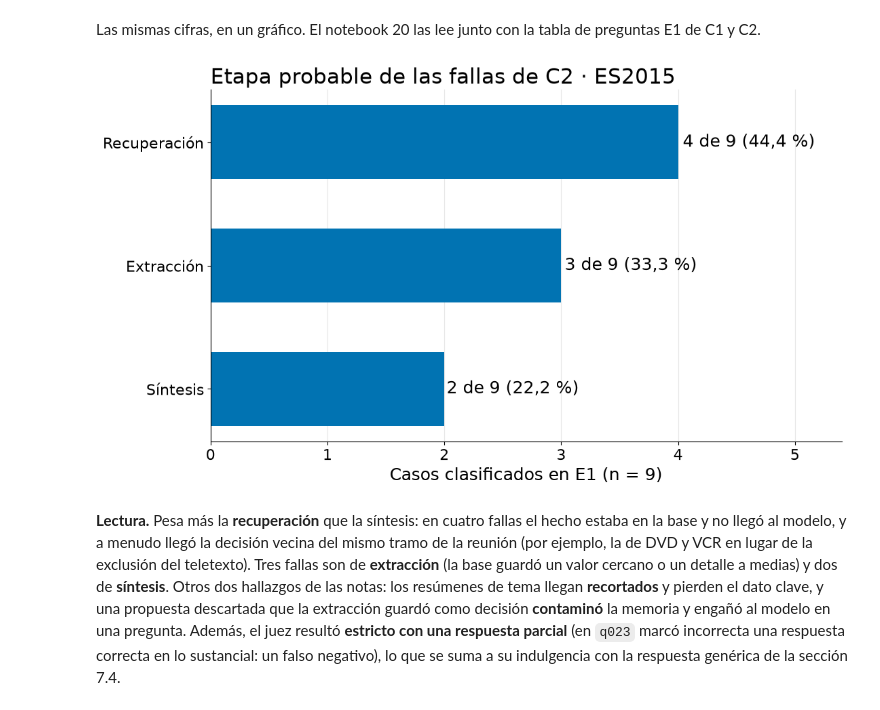
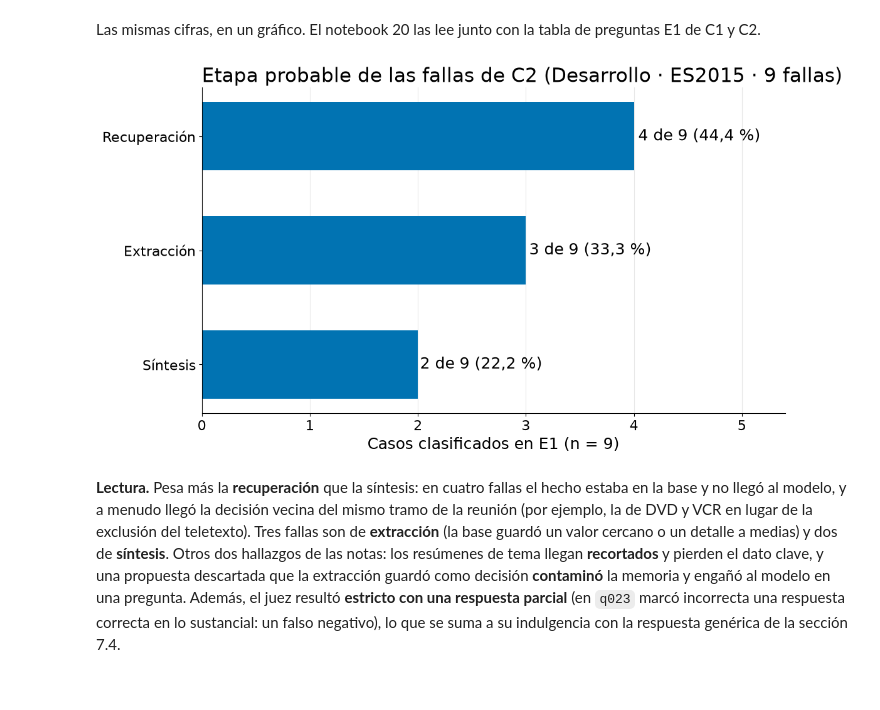
Before and after one commit to jasonssdev/mcd-afg, a Jupyter notebook: notebooks/19-jss-modelos.ipynb, the cells around one changed output. Saved outputs shown, nothing was run; the diff lists cells and outputs as text; code cells hidden in the pictures.

Commit message:
docs(notebooks): el notebook 19 exporta la figura de etapas de las fallas de C2

```diff
--- a/notebooks/19-jss-modelos.ipynb
+++ b/notebooks/19-jss-modelos.ipynb
@@ -2059,20 +2059,21 @@ C1 y C2.
 # %%
 OE4_NAMES = {"recuperacion": "Recuperación", "extraccion": "Extracción", "sintesis": "Síntesis"}
 OE4_SHARES = stage_shares({stage: OE4_STAGES[stage] for stage in OE4_NAMES})
 with video_style():
     fig = plot_hbars(
         {OE4_NAMES[s]: float(OE4_SHARES.loc[s, "cases"]) for s in OE4_SHARES.index},
         annotations=[
             f"{n} de {n_oe4_total} ({pct(share)})"
             for n, share in zip(OE4_SHARES["cases"], OE4_SHARES["share"], strict=True)
         ],
         xlabel=f"Casos clasificados en E1 (n = {n_oe4_total})",
-        title="Etapa probable de las fallas de C2 · ES2015",
+        title="Etapa probable de las fallas de C2 (Desarrollo · ES2015 · 9 fallas)",
     )
+    EXPORTED.append(save_figure(fig, FIGURES_DIR / "modelos-etapas-fallas-c2.png"))
     display(fig)
     plt.close(fig)
 # %% [output]
-[figure, old version]
+[figure, new version]
 # %% [markdown]
 **Lectura.** Pesa más la **recuperación** que la síntesis: en cuatro fallas el hecho estaba en la
 base y no llegó al modelo, y a menudo llegó la decisión vecina del mismo tramo de la reunión (por
```
Also changed, not shown: 2 other files.
